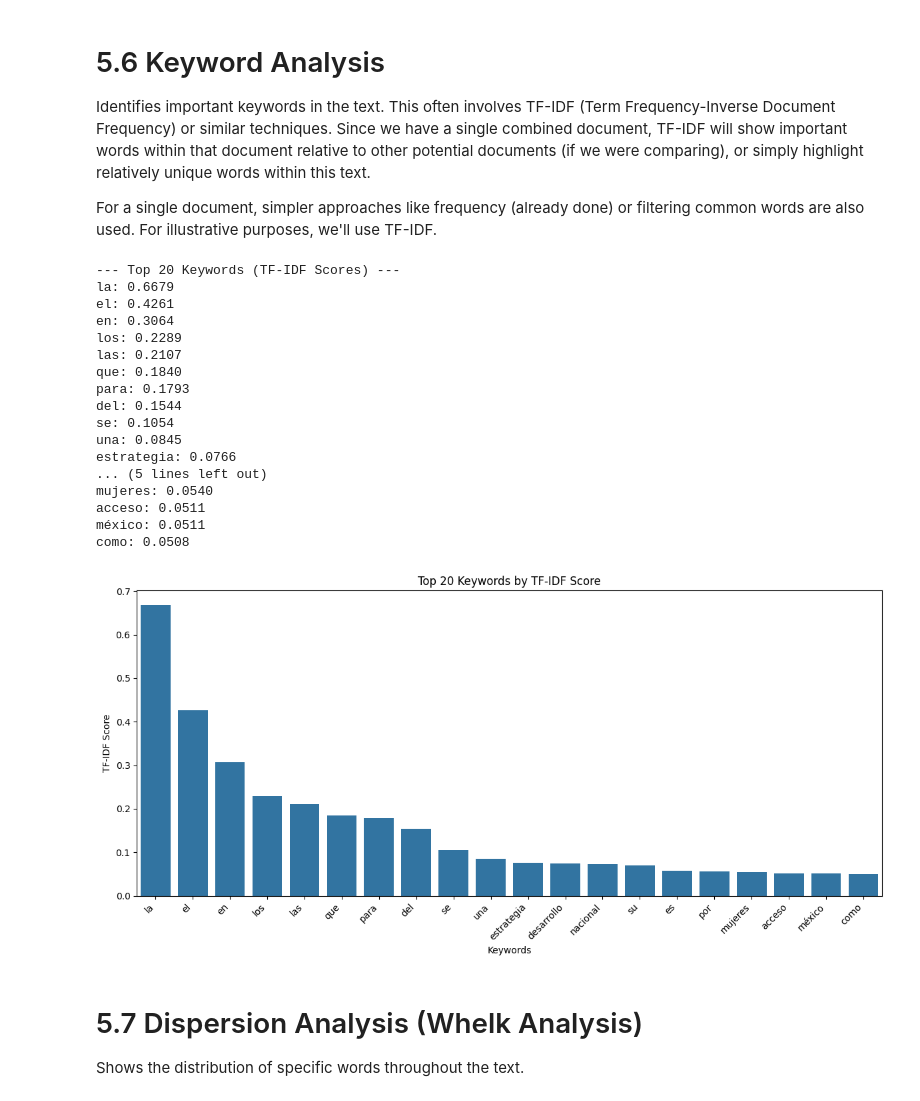
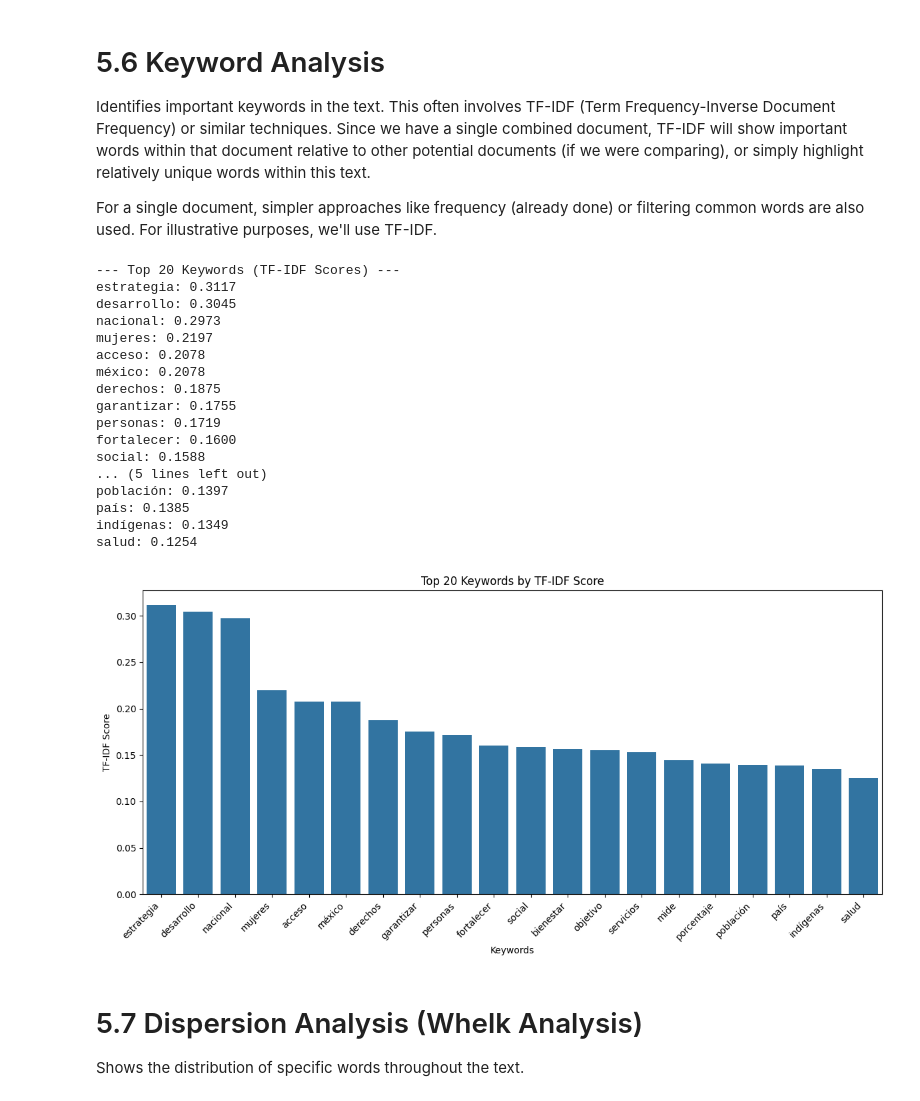
Before and after one commit to data-science-adventure/text-exploration, a Jupyter notebook: text-exploration.ipynb, the cells around one changed output. Saved outputs shown, nothing was run; the diff lists cells and outputs as text; code cells hidden in the pictures.

Commit message:
adding full text analysis

```diff
--- a/text-exploration.ipynb
+++ b/text-exploration.ipynb
@@ -99,0 +52,13 @@ os.makedirs(CLEANED_TEXT_FOLDER, exist_ok=True)
+# %%
+from model.context import ContextBuilder, Context, FileType, UnitOfAnalysis
+
+words_to_track = ["méxico", "mujeres"]
+context: Context = (
+    ContextBuilder()
+    .with_language(Language.SPANISH)  # of the corpus
+    .with_file_type(FileType.PDF)  # of the input data
+    .with_unit_of_analysis(UnitOfAnalysis.WORDS)  # words, senteces, etc
+    .with_words_to_track(words_to_track)
+    .build()
+)
+context.print_properties()
@@ -476,54 +267,29 @@ Identifies important keywords in the text. This often involves TF-IDF (Term Freq
 
 For a single document, simpler approaches like frequency (already done) or filtering common words are also used. For illustrative purposes, we'll use TF-IDF.
 # %%
-# Keyword Analysis (using TF-IDF for illustrative purposes, typically for multiple documents)
-# For a single document, high TF-IDF indicates a word that is frequent in this document
-# and relatively rare in a hypothetical corpus (or simply frequent in this one).
-
-# TfidfVectorizer expects a list of documents, so we pass our combined text as a single-element list
-vectorizer = TfidfVectorizer(stop_words='english', max_features=50) # Limit to top 50
-tfidf_matrix = vectorizer.fit_transform([combined_text])
-feature_names = vectorizer.get_feature_names_out()
-
-tfidf_scores = tfidf_matrix.toarray().flatten()
-keyword_scores = sorted(zip(feature_names, tfidf_scores), key=lambda x: x[1], reverse=True)
-
-print("\n--- Top 20 Keywords (TF-IDF Scores) ---")
-for keyword, score in keyword_scores[:20]:
-    print(f"{keyword}: {score:.4f}")
-
-# Visualization: Bar Chart of Top Keywords by TF-IDF Score
-keywords_to_plot = keyword_scores[:20]
-if keywords_to_plot:
-    plt.figure(figsize=(12, 6))
-    sns.barplot(x=[kw for kw, score in keywords_to_plot], y=[score for kw, score in keywords_to_plot])
-    plt.title('Top 20 Keywords by TF-IDF Score')
-    plt.xlabel('Keywords')
-    plt.ylabel('TF-IDF Score')
-    plt.xticks(rotation=45, ha='right')
-    plt.tight_layout()
-    plt.show()
-else:
-    print("No keywords found for visualization.")
+text_to_analyse = fileUtil.read_all_input_documents_as_one(
+    context.extraction_context.directory
+)
+exploration.keyword_analysis(text_to_analyse, context.language)
 # %% [output]
 --- Top 20 Keywords (TF-IDF Scores) ---
-la: 0.6679
-el: 0.4261
-en: 0.3064
-los: 0.2289
-las: 0.2107
-que: 0.1840
-para: 0.1793
-del: 0.1544
-se: 0.1054
-una: 0.0845
-estrategia: 0.0766
+estrategia: 0.3117
+desarrollo: 0.3045
+nacional: 0.2973
+mujeres: 0.2197
+acceso: 0.2078
+méxico: 0.2078
+derechos: 0.1875
+garantizar: 0.1755
+personas: 0.1719
+fortalecer: 0.1600
+social: 0.1588
 ... (5 lines left out)
-mujeres: 0.0540
-acceso: 0.0511
-méxico: 0.0511
-como: 0.0508
+población: 0.1397
+país: 0.1385
+indígenas: 0.1349
+salud: 0.1254
-[figure, old version]
+[figure, new version]
 # %% [markdown]
 # 5.7 Dispersion Analysis (Whelk Analysis)
 
```
Also changed, not shown: parts of 24 cells of this notebook, 12 other files.
